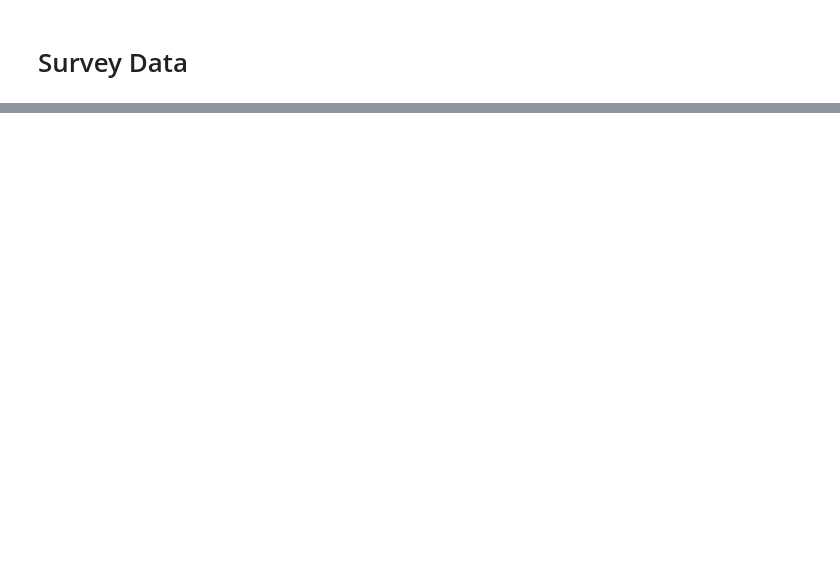
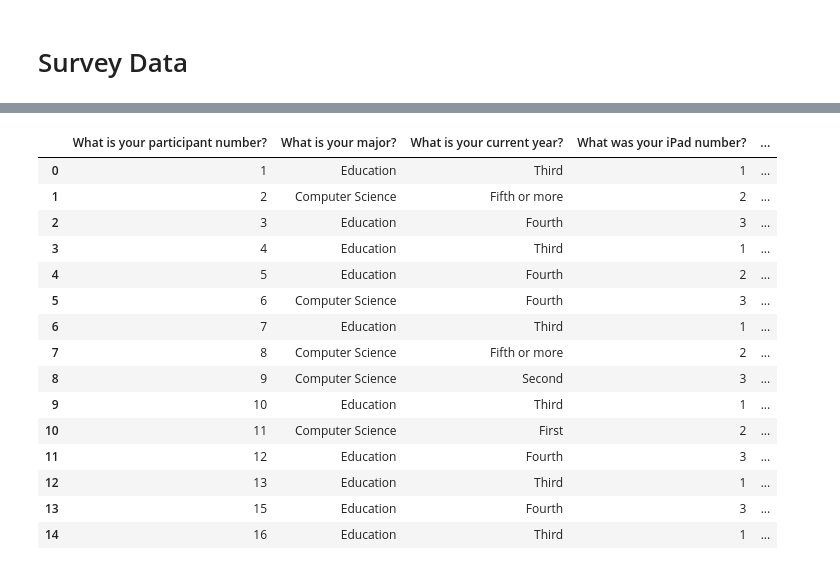
Before and after one commit to BladeF/Thesis-Data-Analysis, a Jupyter notebook: notebooks/data_cleaning.ipynb, the cells around one changed output, grey strips where cells are left out. Saved outputs shown, nothing was run; the diff lists cells and outputs as text; code cells hidden in the pictures; blank space fills up the shorter version.

```diff
--- a/notebooks/data_cleaning.ipynb
+++ b/notebooks/data_cleaning.ipynb
@@ -168,0 +170,20 @@ clean_df
+# %%
+df.drop("Timestamp", axis=1, inplace=True)
+df
+# %% [output]
+|  | What is your participant number? | What is your major? | What is your current year? | What was your iPad number? | ... |
+| 0 | 1 | Education | Third | 1 | ... |
+| 1 | 2 | Computer Science | Fifth or more | 2 | ... |
+| 2 | 3 | Education | Fourth | 3 | ... |
+| 3 | 4 | Education | Third | 1 | ... |
+| 4 | 5 | Education | Fourth | 2 | ... |
+| 5 | 6 | Computer Science | Fourth | 3 | ... |
+| 6 | 7 | Education | Third | 1 | ... |
+| 7 | 8 | Computer Science | Fifth or more | 2 | ... |
+| 8 | 9 | Computer Science | Second | 3 | ... |
+| 9 | 10 | Education | Third | 1 | ... |
+| 10 | 11 | Computer Science | First | 2 | ... |
+| 11 | 12 | Education | Fourth | 3 | ... |
+| 12 | 13 | Education | Third | 1 | ... |
+| 13 | 15 | Education | Fourth | 3 | ... |
+| 14 | 16 | Education | Third | 1 | ... |
```
Also changed, not shown: parts of 4 cells of this notebook, 2 other files.
